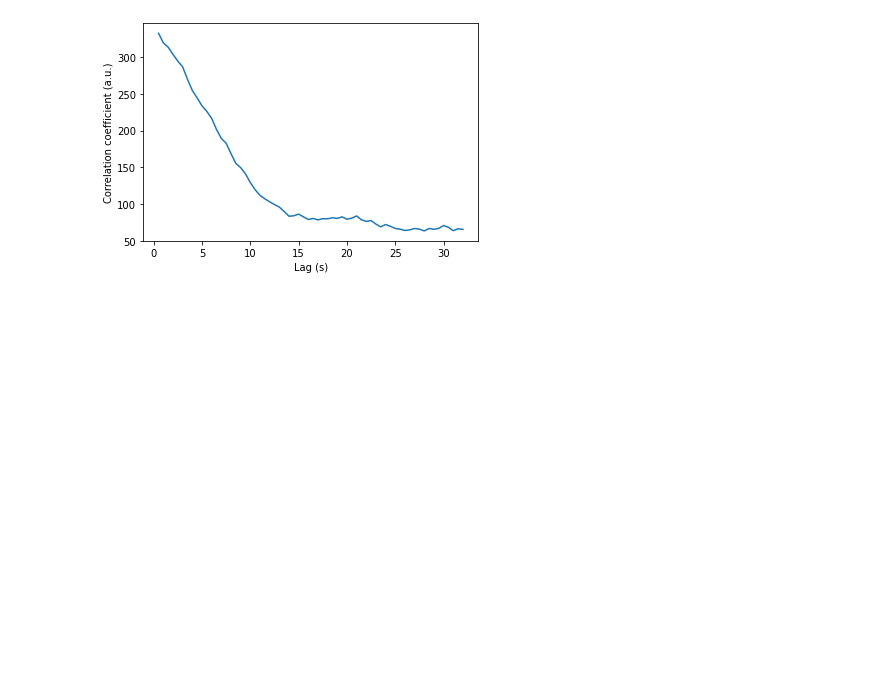
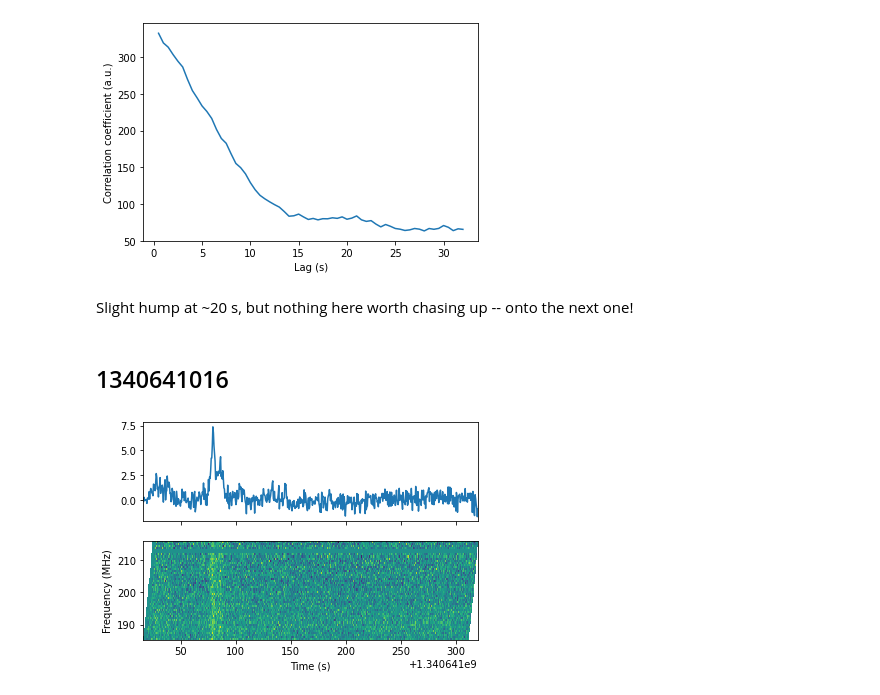
Before and after one commit to nhurleywalker/GPMTransient, a Jupyter notebook: dynspec/autocorrelation.ipynb, the cells around one changed output. Drawn from its saved outputs; the diff is of its cells as text; code cells hidden in the pictures; blank space fills up the shorter version.

```diff
--- a/dynspec/autocorrelation.ipynb
+++ b/dynspec/autocorrelation.ipynb
@@ -26,5 +27,6 @@ Make the dynamic spectrum and lightcurve
 # %%
-yaml_file = "1340639536.yaml"
+obs = 1340639536
+yaml_file = f"{obs}.yaml"
 with open(yaml_file, 'r') as yaml:
     params = dd.parse_yaml(yaml)
     dynspec = dd.Dynspec(**params)
@@ -59,3 +65,25 @@ autocorred = autocorrelate(dynspec_pruned.fscrunched)
 plot_autocorrelate(autocorred, dynspec_pruned.dt)
 # %% [output]
 [figure]
+# %% [markdown]
+Slight hump at ~20 s, but nothing here worth chasing up -- onto the next one!
+# %% [markdown]
+## 1340641016
+# %%
+obs = 1340641016
+yaml_file = f"{obs}.yaml"
+with open(yaml_file, 'r') as yaml:
+    params = dd.parse_yaml(yaml)
+    dynspec = dd.Dynspec(**params)
+
+dynspec.set_freq_ref('low')
+dynspec.add_dm_padding(DM, fill_value=0.0)
+
+dynspec.dedisperse(DM)
+dynspec.fscrunch()
+
+fig, axs = plt.subplots(nrows=2, ncols=1, sharex=True)
+dynspec.plot_lightcurve(axs[0])
+dynspec.plot(axs[1])
+# %% [output]
+[figure, added]
```
Also changed, not shown: parts of 47 cells of this notebook.
